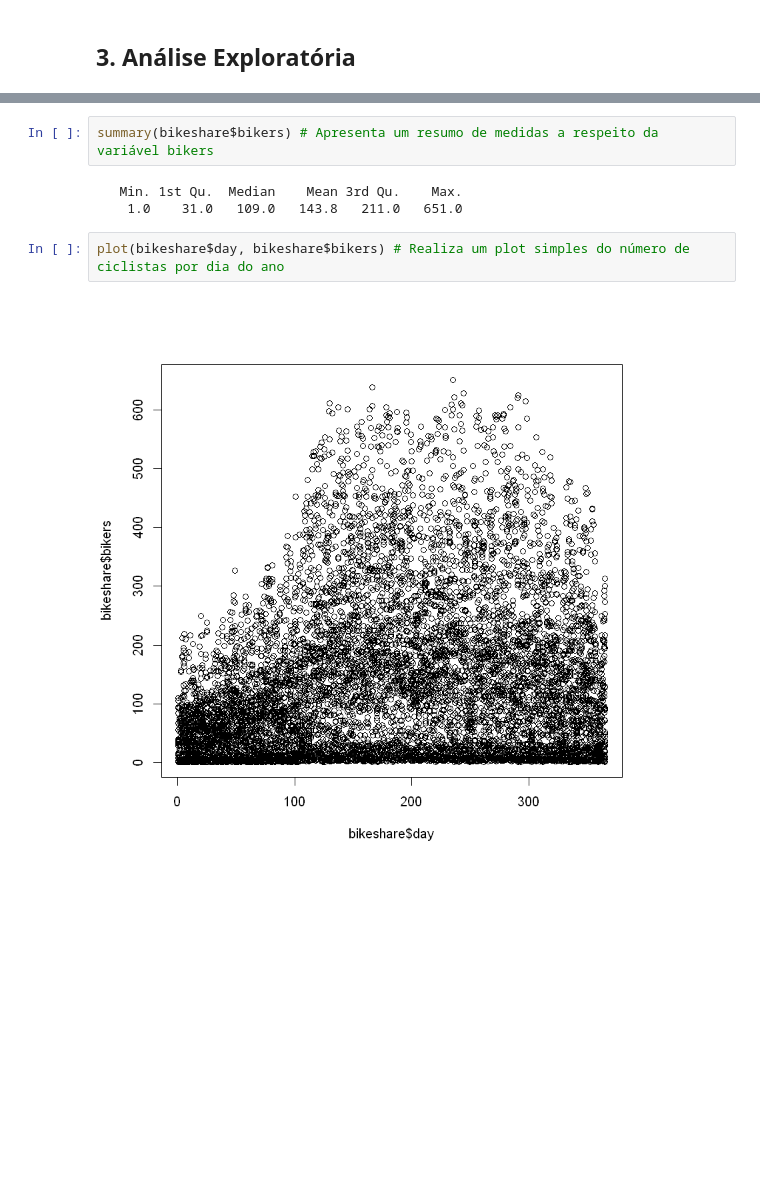
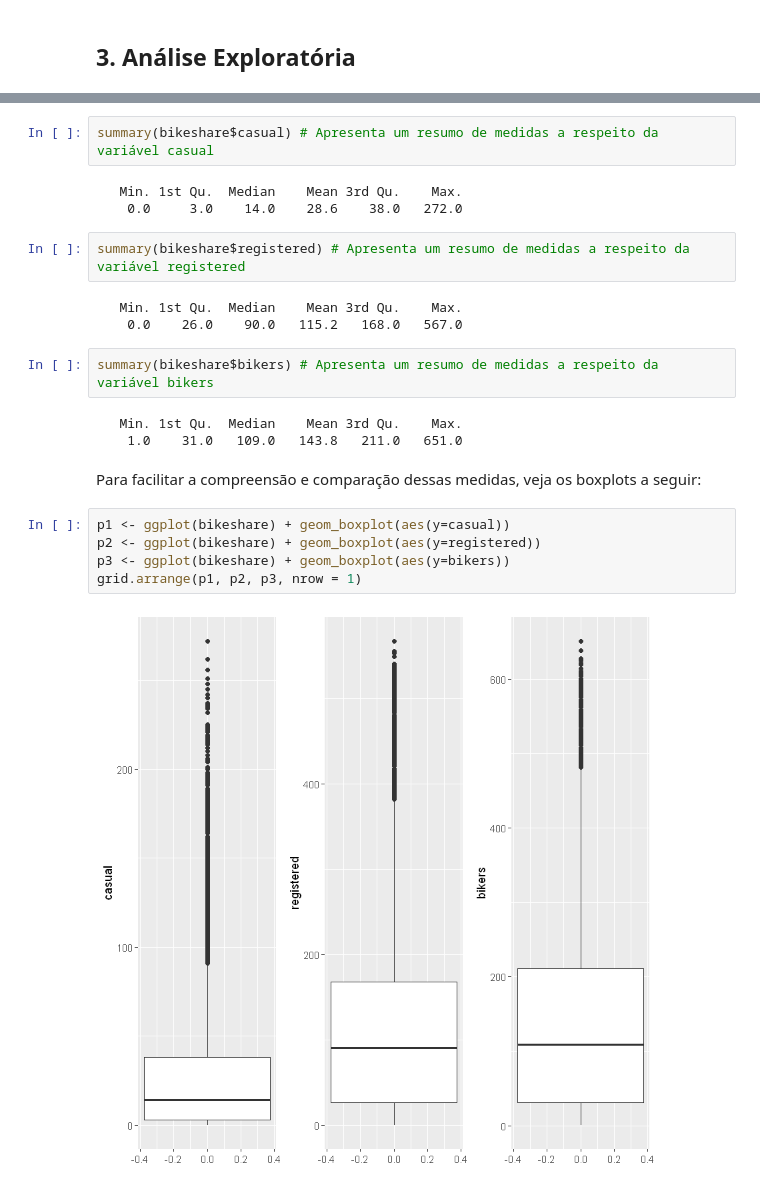
Before and after one commit to jlduim/ML, a Jupyter notebook: T1.ipynb, the cells around one changed output, grey strips where cells are left out. Cells and saved outputs as stored; diff of their text form; blank space fills up the shorter version.

```diff
--- a/T1.ipynb
+++ b/T1.ipynb
@@ -86,9 +101,24 @@ Logo, o dataset está limpo e pronto para ser analisado.
+# %%
+summary(bikeshare$casual) # Apresenta um resumo de medidas a respeito da variável casual
+# %% [output]
+   Min. 1st Qu.  Median    Mean 3rd Qu.    Max.
+    0.0     3.0    14.0    28.6    38.0   272.0
+# %%
+summary(bikeshare$registered) # Apresenta um resumo de medidas a respeito da variável registered
+# %% [output]
+   Min. 1st Qu.  Median    Mean 3rd Qu.    Max.
+    0.0    26.0    90.0   115.2   168.0   567.0
 # %%
 summary(bikeshare$bikers) # Apresenta um resumo de medidas a respeito da variável bikers
 # %% [output]
    Min. 1st Qu.  Median    Mean 3rd Qu.    Max.
     1.0    31.0   109.0   143.8   211.0   651.0
-# %%
-plot(bikeshare$day, bikeshare$bikers) # Realiza um plot simples do número de ciclistas por dia do ano
-# %% [output]
-[figure, removed]
+# %% [markdown]
+Para facilitar a compreensão e comparação dessas medidas, veja os boxplots a seguir:
+# %%
+p1 <- ggplot(bikeshare) + geom_boxplot(aes(y=casual))
+p2 <- ggplot(bikeshare) + geom_boxplot(aes(y=registered))
+p3 <- ggplot(bikeshare) + geom_boxplot(aes(y=bikers))
+grid.arrange(p1, p2, p3, nrow = 1)
+# %% [output]
+[figure, added]
```
Also changed, not shown: parts of 44 cells of this notebook.
